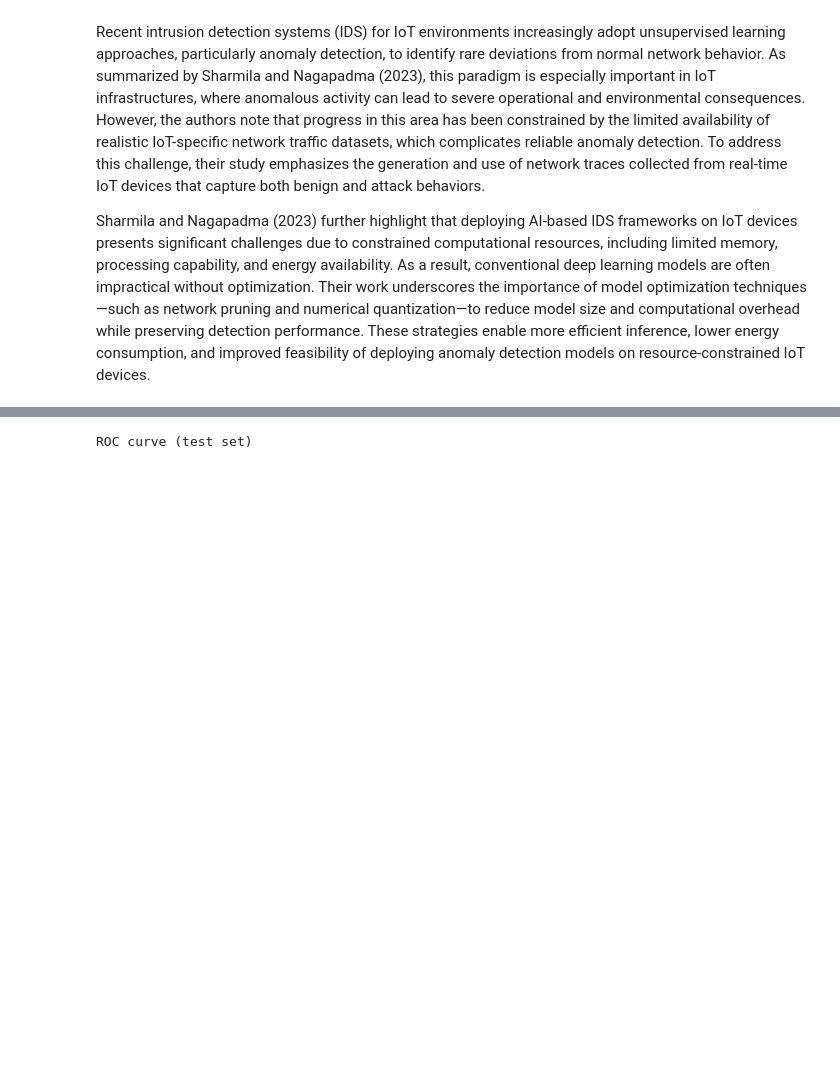
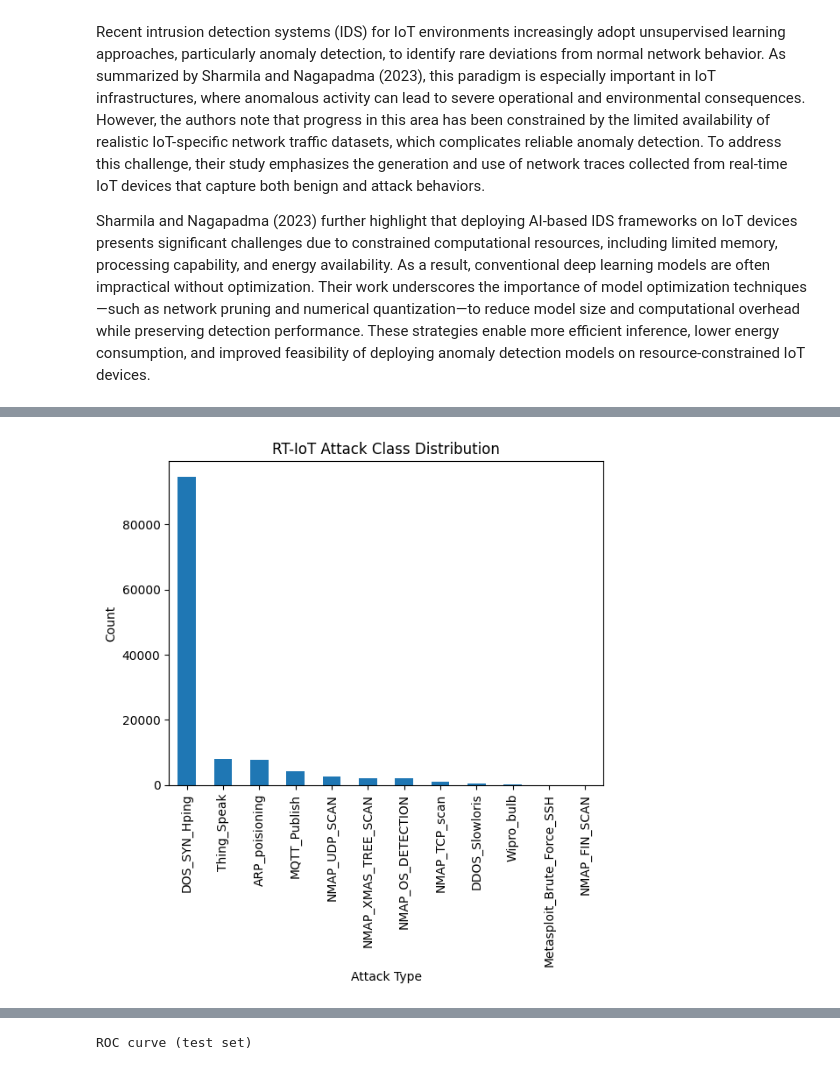
Before and after one commit to AnhJoe/Real-Time_IoT_2022_Quantized_Auto_Encoder, a Jupyter notebook: RT-IoT2022.ipynb, the cells around one changed output, grey strips where cells are left out. Cells and saved outputs as stored; diff of their text form; code cells hidden in the pictures; blank space fills up the shorter version.

```diff
--- a/RT-IoT2022.ipynb
+++ b/RT-IoT2022.ipynb
@@ -89,12 +178,26 @@ From data source:
 # %%
-import pandas as pd
+#| label: tbl-rtiot-validation
+#| tbl-cap: "Initial dataset validation summary"
+#| echo: false
+#| tbl-pos: H
+
+df = pd.concat([X, y], axis=1)
 
 print("X shape:", X.shape)
 print("y shape:", y.shape)
 print("X columns:", list(X.columns)[:10], "...")
+print("y column:", y.name)
 
-print("\nTargets info:")
-print(type(y))
-print(y.head())
+dataset_missing = pd.DataFrame({
+    "dataset": ["X (features)", "y (target)"],
+    "missing_values": [X.isna().sum().sum(), y.isna().sum()],
+    "missing_rate": [
+        X.isna().sum().sum() / X.size,
+        y.isna().sum() / len(y)
+    ]
+})
+
+print("\nOverall missing values check:")
+show_table(dataset_missing.set_index("dataset"))
 # %% [output]
 X shape: (123117, 83)
@@ -148,0 +243,12 @@ Target name: Attack_type
+# %%
+class_counts = df["Attack_type"].value_counts().sort_values(ascending=False)
+
+plt.figure()
+class_counts.plot(kind="bar")
+plt.title("RT-IoT Attack Class Distribution")
+plt.ylabel("Count")
+plt.xlabel("Attack Type")
+plt.xticks(rotation=90)
+plt.show()
+# %% [output]
+[figure, added]
```
Also changed, not shown: parts of 57 cells of this notebook.
